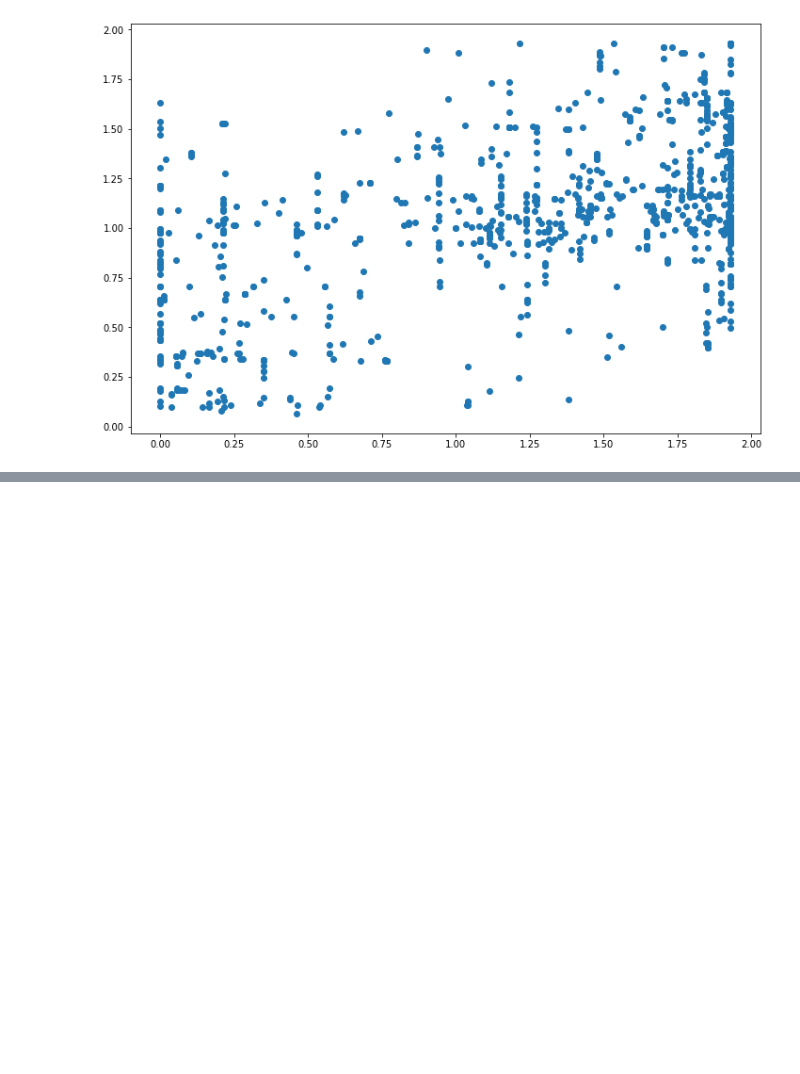
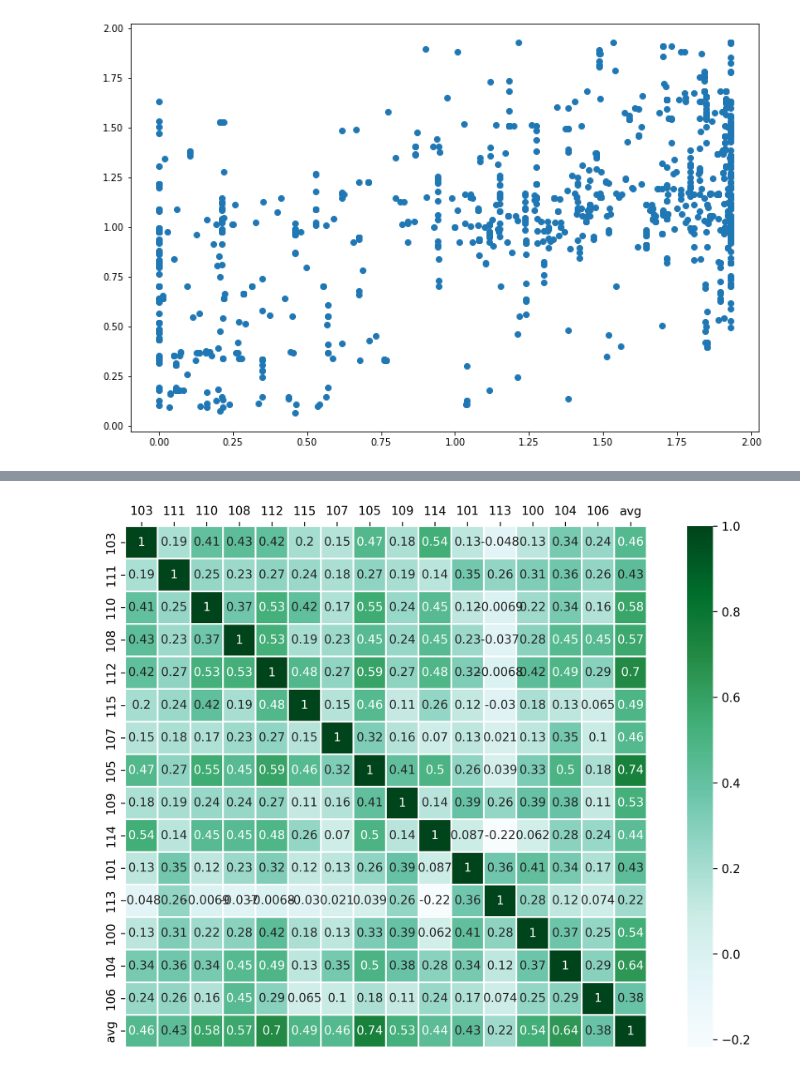
Before and after one commit to ChildBrainLab/LCBDtools, a Jupyter notebook: scripts/Beh/ATVcorrelations.ipynb, the cells around one changed output, grey strips where cells are left out. Saved outputs shown, nothing was run; the diff lists cells and outputs as text; code cells hidden in the pictures; blank space fills up the shorter version.

```diff
--- a/scripts/Beh/ATVcorrelations.ipynb
+++ b/scripts/Beh/ATVcorrelations.ipynb
@@ -151,7 +140,0 @@ for episode in episodes:
-# %%
-cmx = {}
-
-for episode in episodes:
-    # initialize empty cmatrix shape of:
-    # num. runs for episode + 1 ^^ 2
-    cmx[episode] = np.zeros(shape=(len(d_dataset[episode])+1, len(d_dataset[episode])+1))
@@ -162,0 +284,28 @@ array([[1., 1.],
+# %%
+cmatrix = np.array(iccs[2]).astype(float)
+# %%
+import matplotlib as mpl
+mpl.rcParams['figure.dpi'] = 300
+# %%
+ax = sns.heatmap(
+    cmatrix,
+    annot=True,
+    xticklabels=[str(col) for col in iccs[0].columns],
+    yticklabels=[str(ind) for ind in iccs[0].index],
+#     cmap=sns.diverging_palette(20, 220, n=200),
+    cmap="BuGn",
+    linewidths=1,
+    square=True,
+#     vmin=-1,
+#     vmax=1
+)
+
+ax.xaxis.tick_top() # x axis on top
+ax.xaxis.set_label_position('top')
+
+# ax.set_xticklabels(
+#     [str(col) for col in iccs[0].columns],
+#     rotation=45,
+#     horizontalalignment='right')
+# %% [output]
+[figure, added]
```
Also changed, not shown: parts of 18 cells of this notebook, 5 other files.
